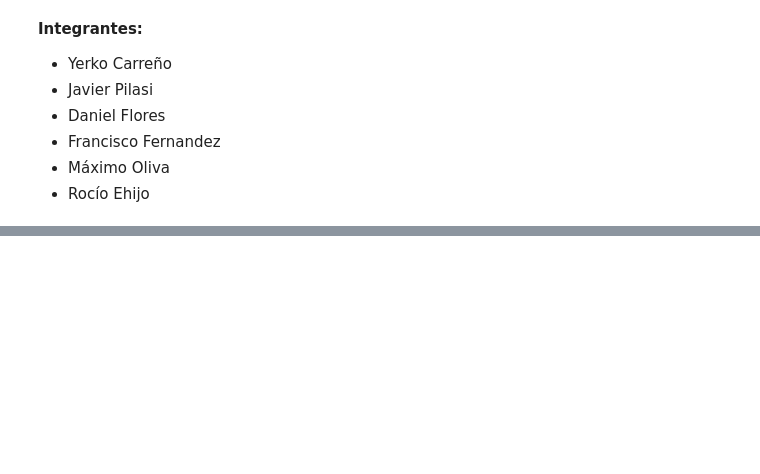
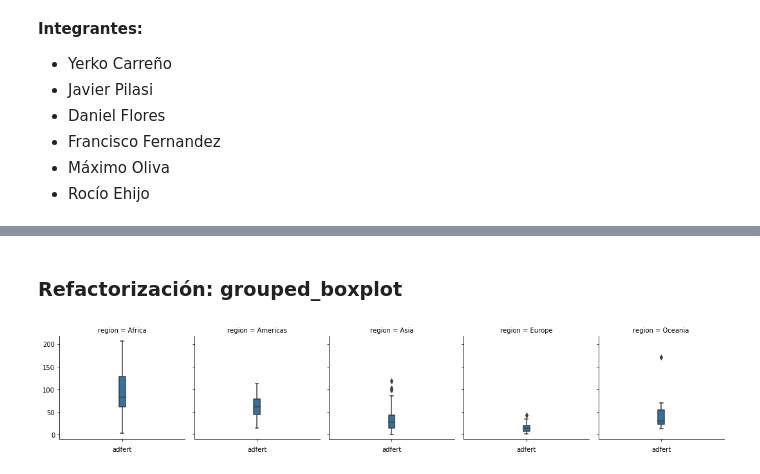
Before and after one commit to danoffn/Data-Science, a Jupyter notebook: Fundamentos Data Science/Desafío 7 - Gráficos y correlación/Desafio.ipynb, the cells around one changed output, grey strips where cells are left out. Saved outputs shown, nothing was run; the diff lists cells and outputs as text; code cells hidden in the pictures; blank space fills up the shorter version.

```diff
--- a/Fundamentos Data Science/Desafío 7 - Gráficos y correlación/Desafio.ipynb
+++ b/Fundamentos Data Science/Desafío 7 - Gráficos y correlación/Desafio.ipynb
@@ -521,0 +120,11 @@ The 'normed' kwarg was deprecated in Matplotlib 2.1 and will be removed in 3.1.
+# %% [markdown]
+### Refactorización: grouped_boxplot
+# %%
+def gropuped_boxplot(dataframe, variable, group_by):
+
+    grid = sns.FacetGrid(dataframe, col=group_by)
+    grid = grid.map(sns.boxplot,variable, orient = "v", width=0.05)
+
+gropuped_boxplot(df, 'adfert', 'region')
+# %% [output]
+[figure, added]
```
Also changed, not shown: parts of 41 cells of this notebook, 2 other files.
